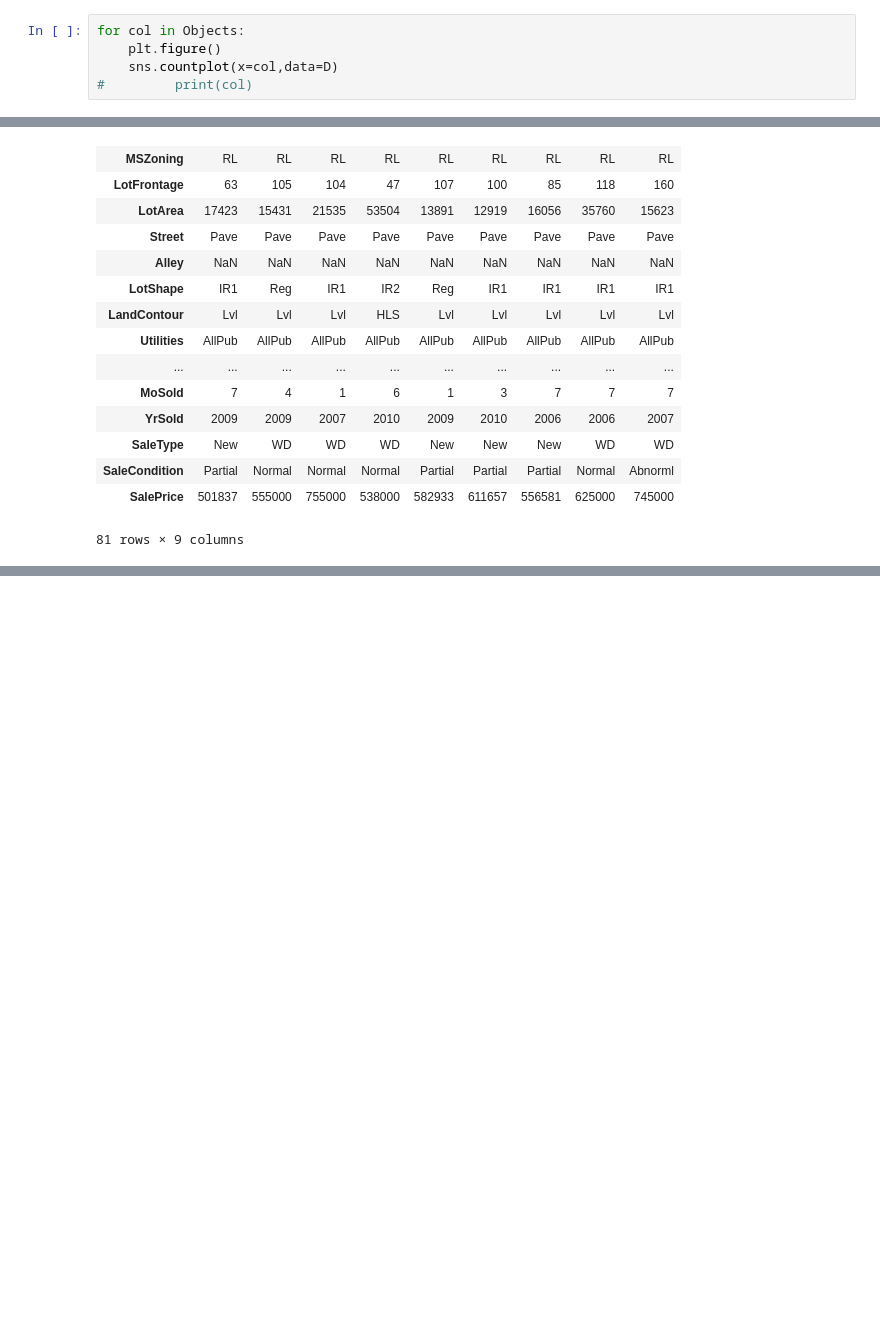
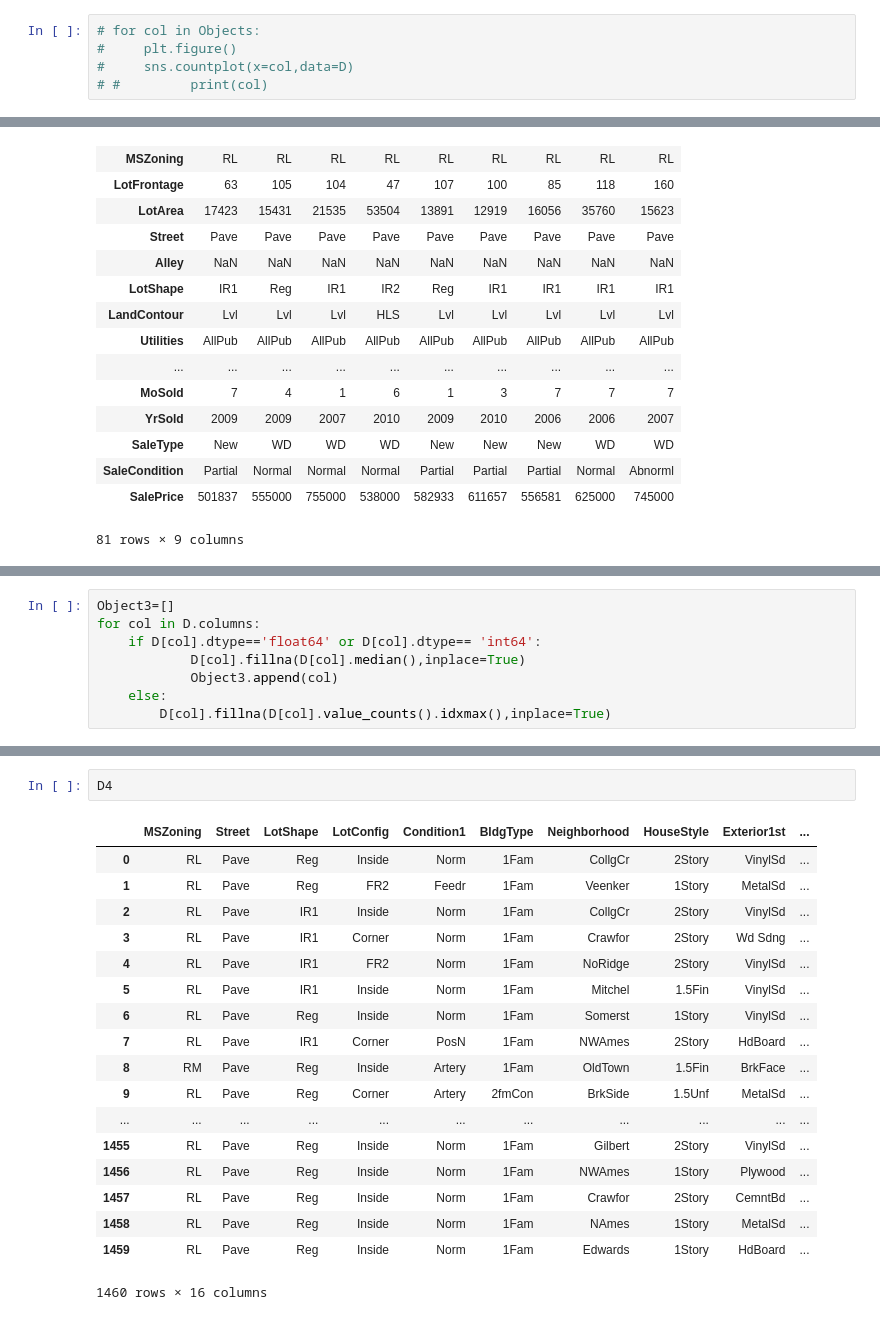
Before and after one commit to naireeni/kaggle, a Jupyter notebook: Housing Prices/Housing Prices.ipynb, the cells around one changed output, grey strips where cells are left out. Cells and saved outputs as stored; diff of their text form; blank space fills up the shorter version.

```diff
--- a/Housing Prices/Housing Prices.ipynb
+++ b/Housing Prices/Housing Prices.ipynb
@@ -119,7 +73,7 @@ for col in Objects:
 # %% [markdown]
 From these plot, there are obviously categories with very little data that are oulier, so these will be grouped as others, then there are categories for example in neighbourhood where a bunch of them seem to fall under one price range and others at another sot hese should be grouped accordingly so as to avoid overfitting. again there are categories where the data in one category is very high and others are neglible. We can Observe these by count etc but for now I am just going to drop them. A very important point to note here is that because the whole data set is skewed, its hard to have a good visual estimate. I am going to look for a way to deal with the skewness: ie the bulk of the data in this case being in the range of 100-300k sale price.edit: it turns out that skewed data affects the models, much like I anticipated.
 # %%
-for col in Objects:
-    plt.figure()
-    sns.countplot(x=col,data=D)
-#         print(col)
+# for col in Objects:
+#     plt.figure()
+#     sns.countplot(x=col,data=D)
+# #         print(col)
@@ -168,0 +111,8 @@ D2.T
+# %%
+Object3=[]
+for col in D.columns:
+    if D[col].dtype=='float64' or D[col].dtype== 'int64':
+            D[col].fillna(D[col].median(),inplace=True)
+            Object3.append(col)
+    else:
+        D[col].fillna(D[col].value_counts().idxmax(),inplace=True)
@@ -168,0 +166,21 @@ D2.T
+# %%
+D4
+# %% [output]
+|  | MSZoning | Street | LotShape | LotConfig | Condition1 | BldgType | Neighborhood | HouseStyle | Exterior1st | ... |
+| 0 | RL | Pave | Reg | Inside | Norm | 1Fam | CollgCr | 2Story | VinylSd | ... |
+| 1 | RL | Pave | Reg | FR2 | Feedr | 1Fam | Veenker | 1Story | MetalSd | ... |
+| 2 | RL | Pave | IR1 | Inside | Norm | 1Fam | CollgCr | 2Story | VinylSd | ... |
+| 3 | RL | Pave | IR1 | Corner | Norm | 1Fam | Crawfor | 2Story | Wd Sdng | ... |
+| 4 | RL | Pave | IR1 | FR2 | Norm | 1Fam | NoRidge | 2Story | VinylSd | ... |
+| 5 | RL | Pave | IR1 | Inside | Norm | 1Fam | Mitchel | 1.5Fin | VinylSd | ... |
+| 6 | RL | Pave | Reg | Inside | Norm | 1Fam | Somerst | 1Story | VinylSd | ... |
+| 7 | RL | Pave | IR1 | Corner | PosN | 1Fam | NWAmes | 2Story | HdBoard | ... |
+| 8 | RM | Pave | Reg | Inside | Artery | 1Fam | OldTown | 1.5Fin | BrkFace | ... |
+| 9 | RL | Pave | Reg | Corner | Artery | 2fmCon | BrkSide | 1.5Unf | MetalSd | ... |
+| ... | ... | ... | ... | ... | ... | ... | ... | ... | ... | ... |
+| 1455 | RL | Pave | Reg | Inside | Norm | 1Fam | Gilbert | 2Story | VinylSd | ... |
+| 1456 | RL | Pave | Reg | Inside | Norm | 1Fam | NWAmes | 1Story | Plywood | ... |
+| 1457 | RL | Pave | Reg | Inside | Norm | 1Fam | Crawfor | 2Story | CemntBd | ... |
+| 1458 | RL | Pave | Reg | Inside | Norm | 1Fam | NAmes | 1Story | MetalSd | ... |
+| 1459 | RL | Pave | Reg | Inside | Norm | 1Fam | Edwards | 1Story | HdBoard | ... |
+1460 rows × 16 columns
```
Also changed, not shown: parts of 47 cells of this notebook.
